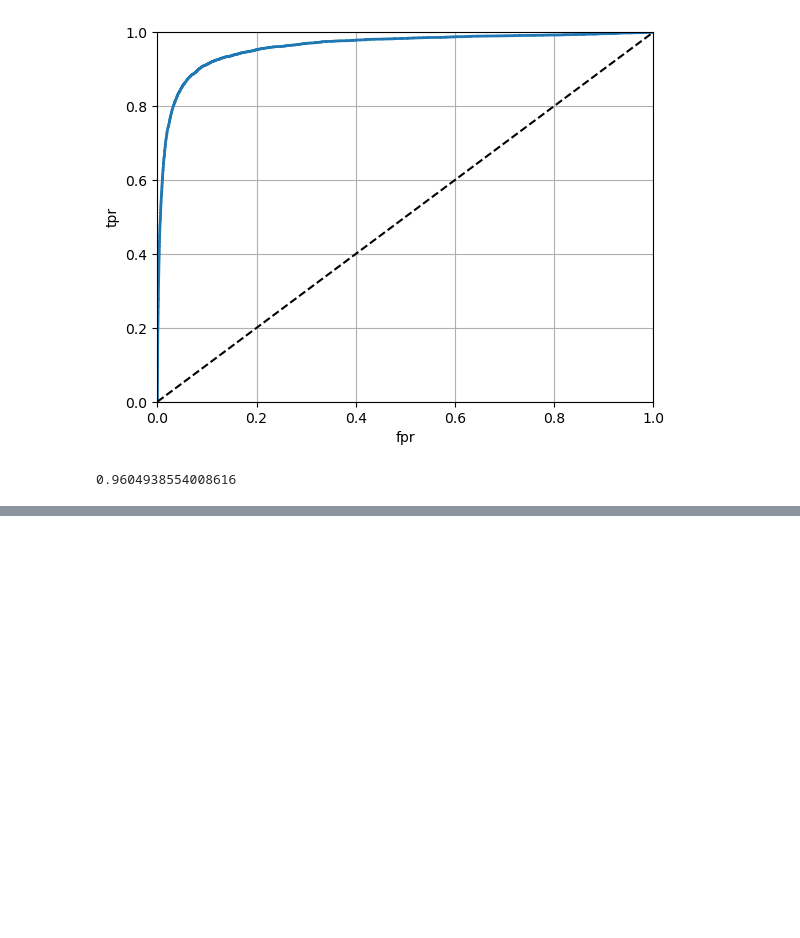
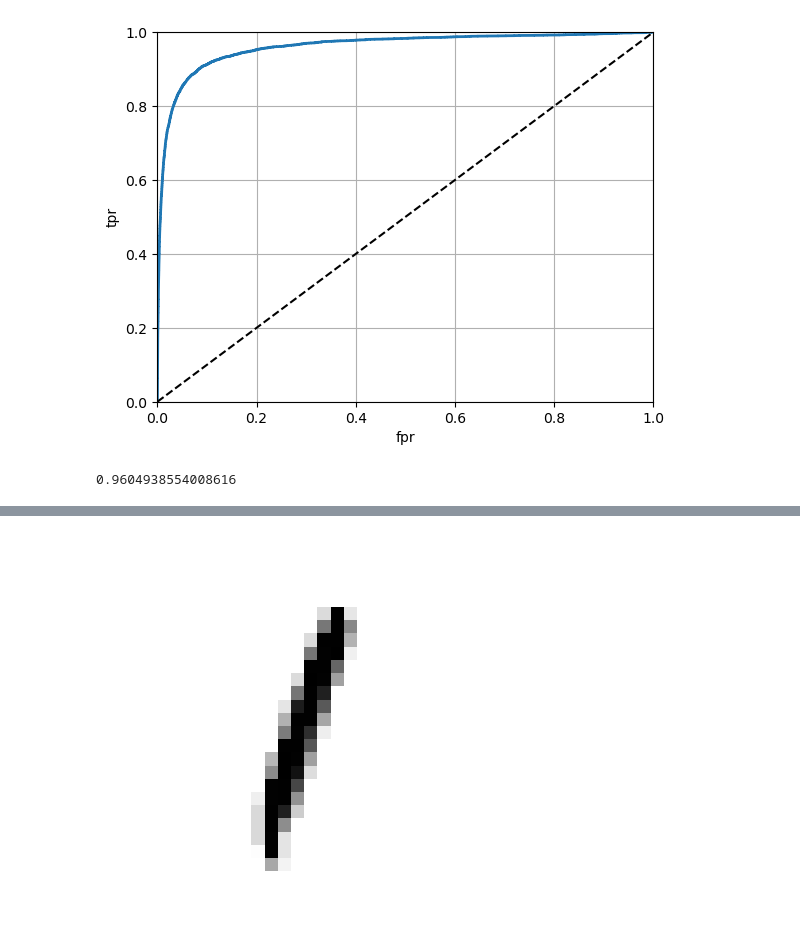
Before and after one commit to Clint-Os/Machine-Learning, a Jupyter notebook: MNIST.ipynb, the cells around one changed output, grey strips where cells are left out. Drawn from its saved outputs; the diff is of its cells as text; code cells hidden in the pictures; blank space fills up the shorter version.

```diff
--- a/MNIST.ipynb
+++ b/MNIST.ipynb
@@ -259,0 +384,18 @@ Recall: 1.0
+# %%
+from sklearn.neighbors import KNeighborsClassifier
+
+y_train_large = (y_train >= 7)
+y_train_odd = (y_train % 2 ==1)
+y_multilabel = np.c_[y_train_large, y_train_odd]
+
+# create a KNeighborsClassifier
+#instance (which supports multilabel classification) and we
+#train it using the multiple targets array
+
+knn_clf = KNeighborsClassifier()
+knn_clf.fit(X_train, y_multilabel)
+
+
+#This code creates a y_multilabel array containing two target labels for each digit
+#image: the first indicates whether or not the digit is large (7, 8, or 9) and the second
+#indicates whether or not it is odd
@@ -259,0 +424,27 @@ Recall: 1.0
+# %%
+#create training and test sets, add noise to MNIST images using numpy, then the target images will be the original images
+
+noise =np.random.randint(0, 100, (len(X_train), 784))
+X_train_mod = X_train + noise
+noise = np.random.randint(0, 100,(len(X_test), 784))
+X_test_mod = X_test + noise
+y_train_mod = X_train
+y_test_mod = X_test
+# %%
+#train the classifier
+
+knn_clf.fit(X_train_mod, y_train_mod)
+clean_digit = knn_clf.predict([X_test_mod[5]])
+
+def plot_digit(digit):
+    digit_image = digit.reshape(28, 28)
+    plt.imshow(digit_image, cmap='binary')
+    plt.axis('off')
+    plt.show()
+
+plot_digit(clean_digit)
+
+
+#not quite there, close enough
+# %% [output]
+[figure, added]
```
Also changed, not shown: parts of 31 cells of this notebook.
